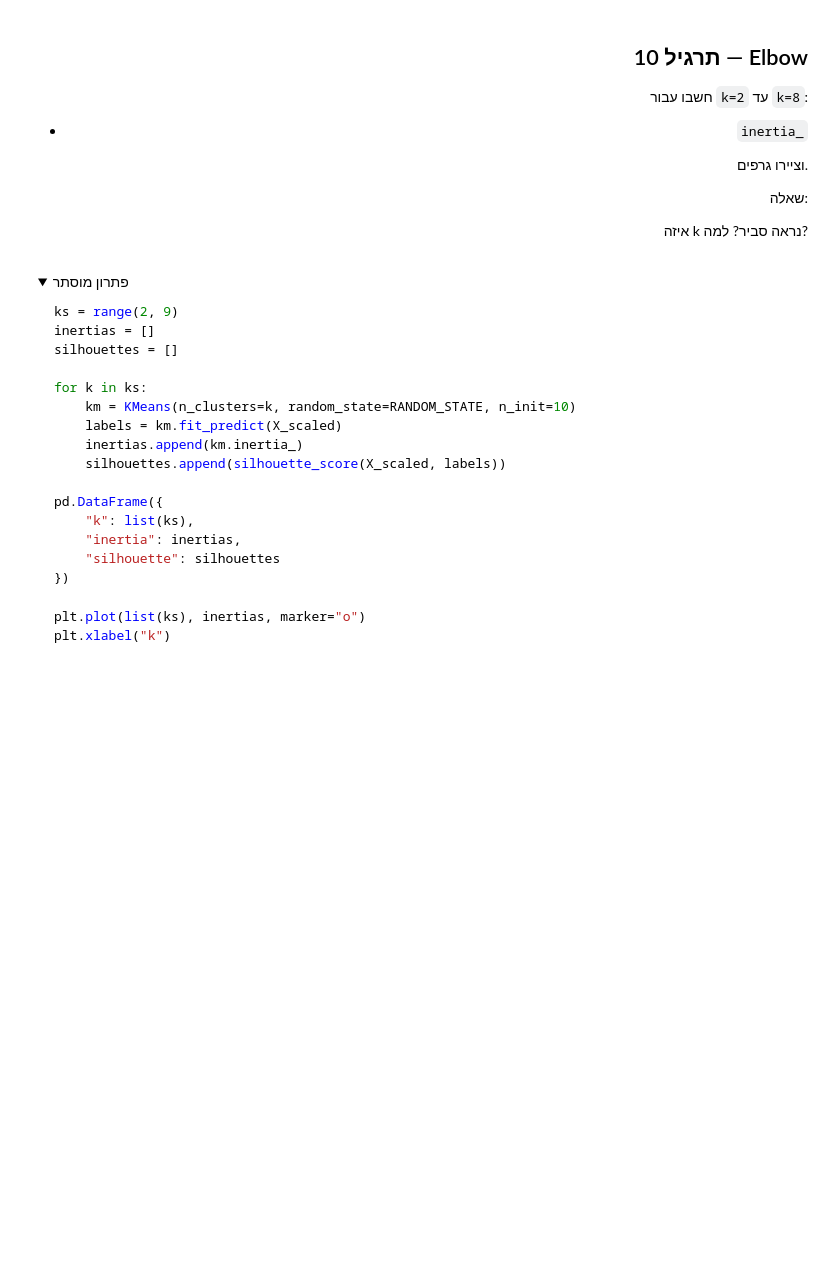
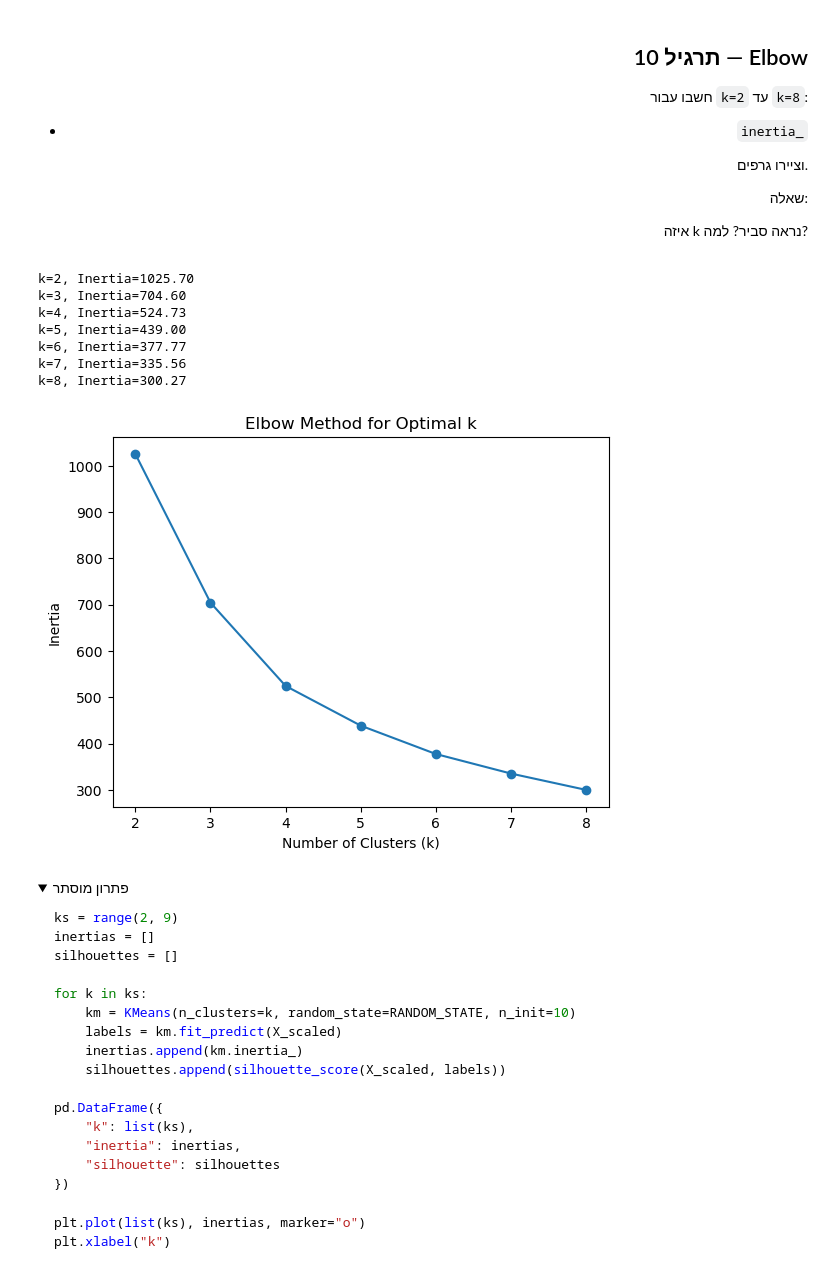
Before and after one commit to spacentime/he-ai-engineer-course, a Jupyter notebook: src/practice07/class7.ipynb, the cells around one changed output. Cells and saved outputs as stored; diff of their text form; code cells hidden in the pictures; folded sections open; blank space fills up the shorter version.

```diff
--- a/src/practice07/class7.ipynb
+++ b/src/practice07/class7.ipynb
@@ -660,6 +716,33 @@ for col in X_scaled_df.columns:
 </div>
 # %%
 # TODO: חשבו inertia  עבור k=2..8
+ks=range(2, 9)
+inertia_values = []
+
+for k in ks:
+    kmeans = KMeans(n_clusters=k, random_state=RANDOM_STATE)
+    kmeans.fit(x_scaled_df)
+    inertia_values.append(kmeans.inertia_)
+
+for k, inertia in zip(ks, inertia_values):
+    print(f"k={k}, Inertia={inertia:.2f}")
+
+
+plt.plot(ks, inertia_values, marker='o')
+plt.title("Elbow Method for Optimal k")
+plt.xlabel("Number of Clusters (k)")
+plt.ylabel("Inertia")
+plt.xticks(ks)
+plt.show()
+# %% [output]
+k=2, Inertia=1025.70
+k=3, Inertia=704.60
+k=4, Inertia=524.73
+k=5, Inertia=439.00
+k=6, Inertia=377.77
+k=7, Inertia=335.56
+k=8, Inertia=300.27
+[figure, added]
 # %% [markdown]
 <details dir="rtl">
 <summary>פתרון מוסתר</summary>
```
Also changed, not shown: parts of 9 cells of this notebook, 2 other files.
